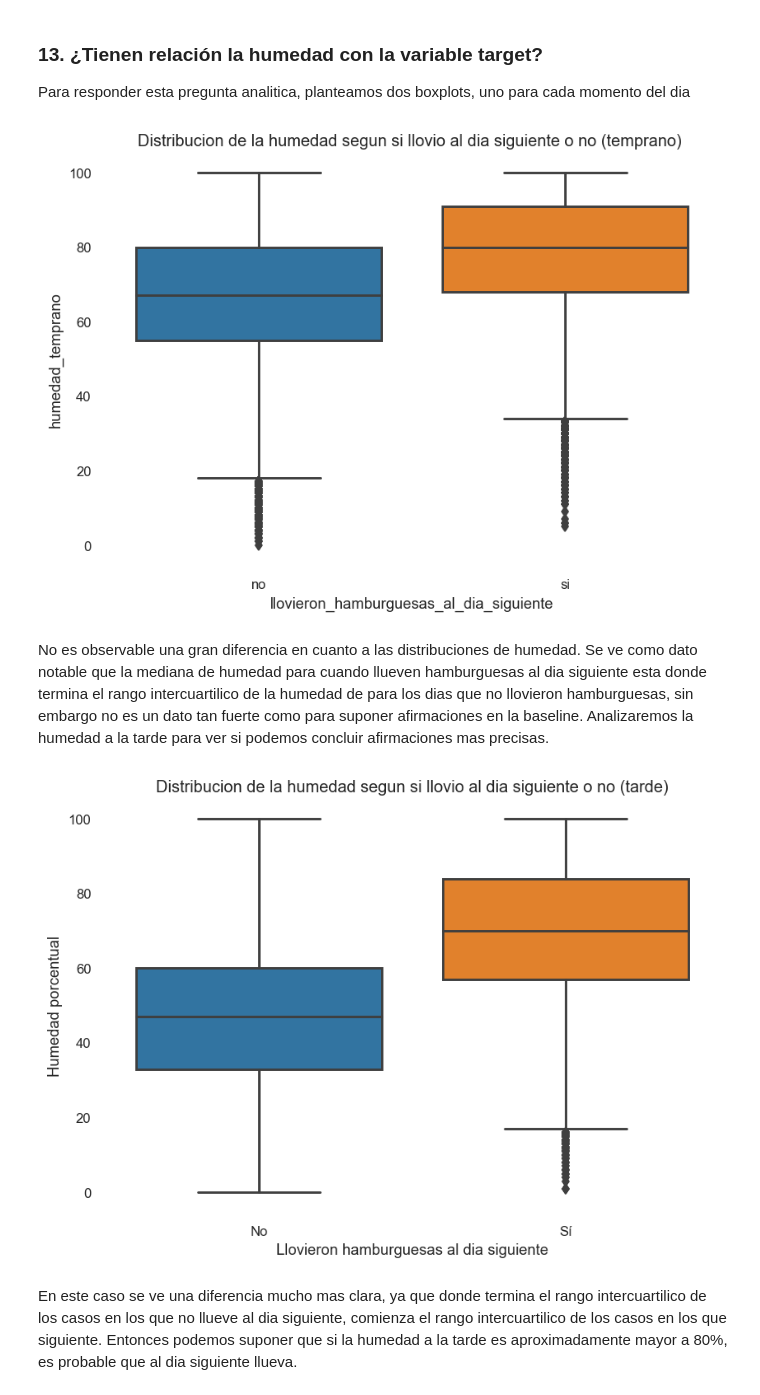
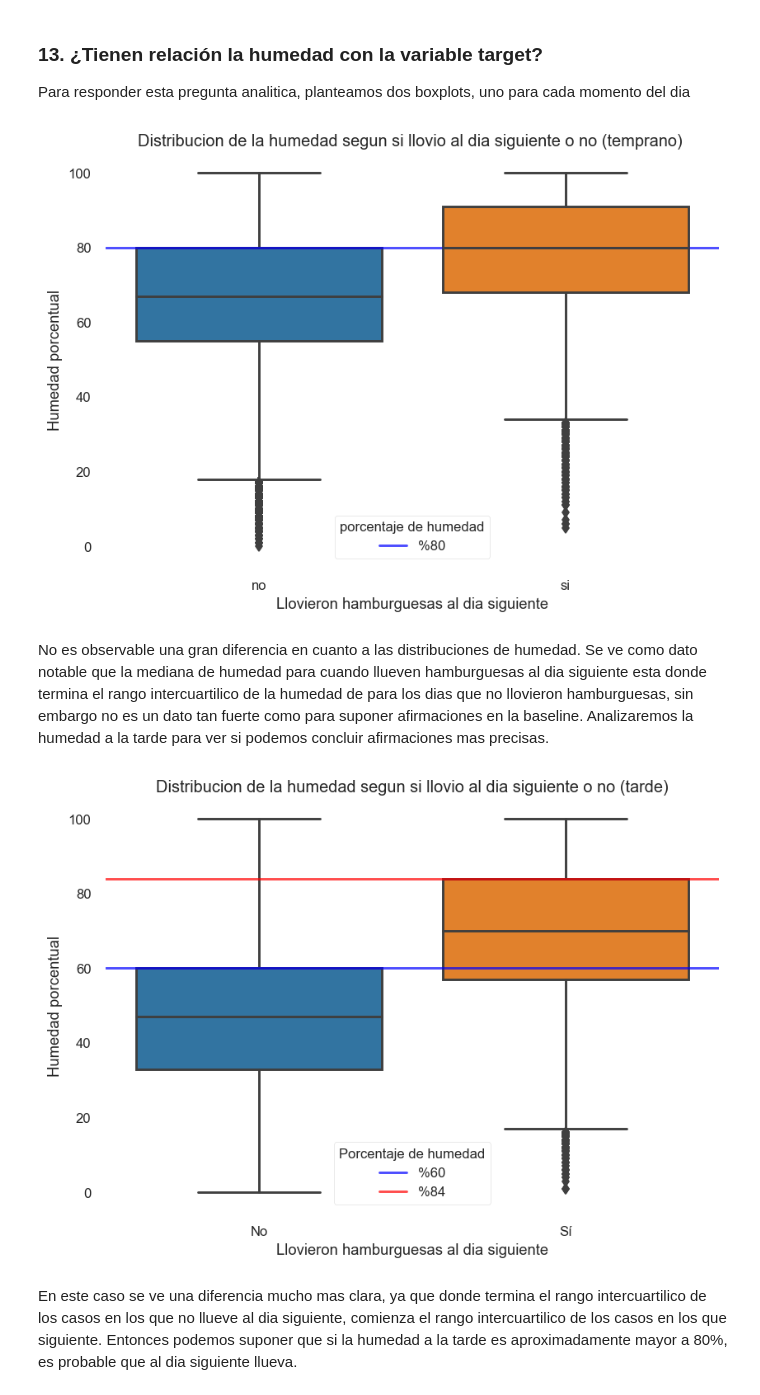
Before and after one commit to juan-roussilian/7506-Organizacion-de-Datos, a Jupyter notebook: tp1_pt1.ipynb, the cells around one changed output. Cells and saved outputs as stored; diff of their text form; code cells hidden in the pictures.

```diff
--- a/tp1_pt1.ipynb
+++ b/tp1_pt1.ipynb
@@ -597,25 +597,32 @@ sns.boxplot(
     y='humedad_temprano',
     x='llovieron_hamburguesas_al_dia_siguiente'
 )
+plt.ylabel("Humedad porcentual")
+plt.xlabel("Llovieron hamburguesas al dia siguiente")
+plt.axhline(y=80, color="blue", label="%80", alpha=0.7)
+plt.legend(title="Porcentaje de humedad")
 plt.show()
 # %% [output]
-[figure, old version]
+[figure, new version]
 # %% [markdown]
 No es observable una gran diferencia en cuanto a las distribuciones de humedad. Se ve como dato notable que la mediana de humedad para cuando llueven hamburguesas al dia siguiente esta donde termina el rango intercuartilico de la humedad de para los dias que no llovieron hamburguesas, sin embargo no es un dato tan fuerte como para suponer afirmaciones en la baseline. Analizaremos la humedad a la tarde para ver si podemos concluir afirmaciones mas precisas.
 # %%
 plt.figure(dpi=120)
 plt.title("Distribucion de la humedad segun si llovio al dia siguiente o no (tarde)")
 sns.boxplot(
     data=df,
     y='humedad_tarde',
     x='llovieron_hamburguesas_al_dia_siguiente'
 )
 plt.ylabel("Humedad porcentual")
 plt.xlabel("Llovieron hamburguesas al dia siguiente")
+plt.axhline(y=60, color="blue", label="%60", alpha=0.7)
+plt.axhline(y=84, color="red", label="%84", alpha=0.7)
+plt.legend(title="Porcentaje de humedad")
 plt.xticks([False, True], ["No", "Sí"])
 plt.show()
 # %% [output]
-[figure, old version]
+[figure, new version]
 # %% [markdown]
 En este caso se ve una diferencia mucho mas clara, ya que donde termina el rango intercuartilico de los casos en los que no llueve al dia siguiente,
 comienza el rango intercuartilico de los casos en los que siguiente. Entonces podemos suponer que si la humedad a la tarde es aproximadamente mayor a 80%, es probable que al dia siguiente llueva.
```
